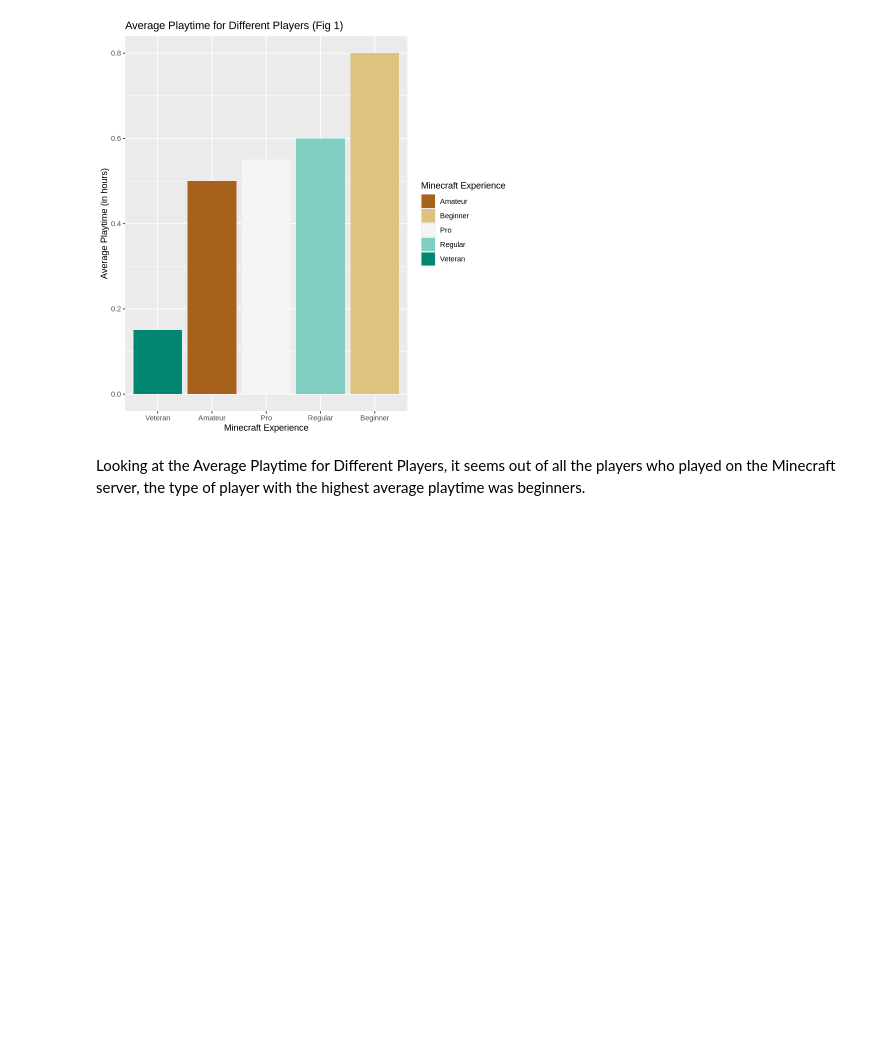
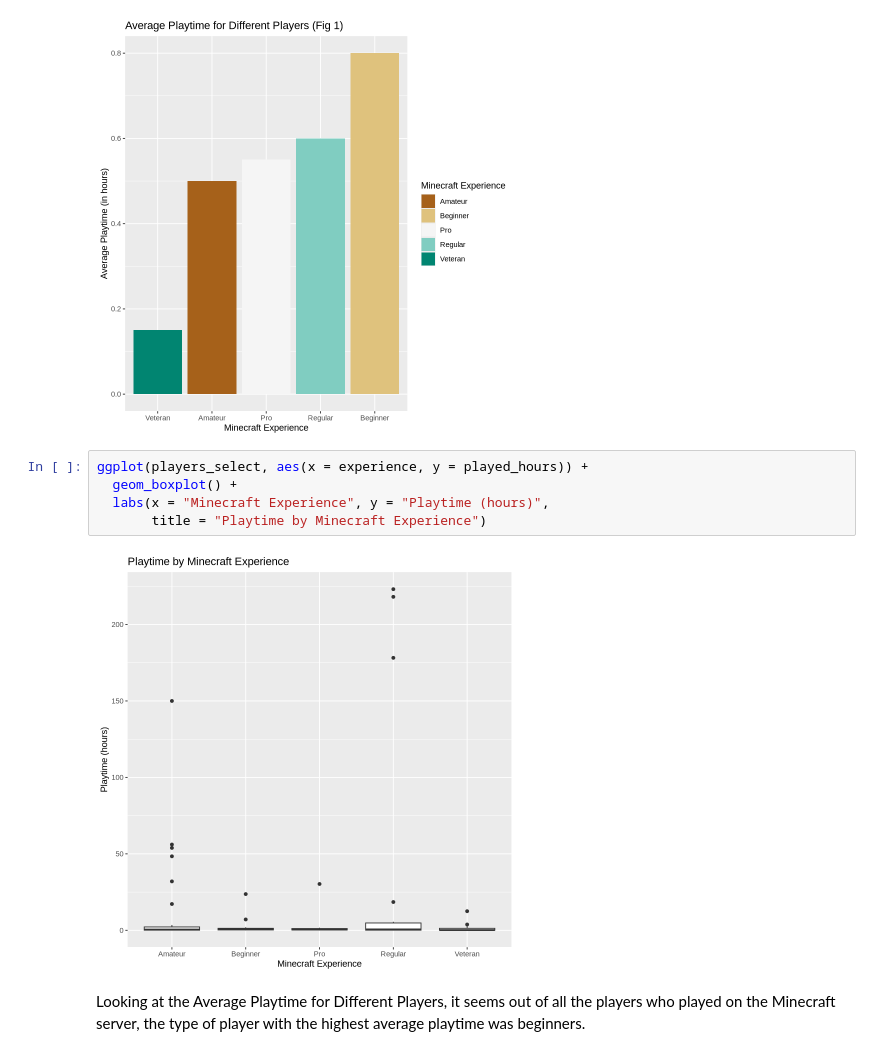
Before and after one commit to mastermagicka/dsci-100-minecraft-project, a Jupyter notebook: Minecraft.ipynb, the cells around one changed output. Saved outputs shown, nothing was run; the diff lists cells and outputs as text; blank space fills up the shorter version.

```diff
--- a/Minecraft.ipynb
+++ b/Minecraft.ipynb
@@ -169,6 +169,13 @@ ggtitle("Average Playtime for Different Players (Fig 1)")
 experience_bar
 # %% [output]
 [figure]
+# %%
+ggplot(players_select, aes(x = experience, y = played_hours)) +
+  geom_boxplot() +
+  labs(x = "Minecraft Experience", y = "Playtime (hours)",
+       title = "Playtime by Minecraft Experience")
+# %% [output]
+[figure, added]
 # %% [markdown]
 Looking at the Average Playtime for Different Players, it seems out of all the players who played on the Minecraft server, the type of player with the highest average playtime was beginners.
 # %% [markdown]
```
Also changed, not shown: parts of 3 cells of this notebook.
